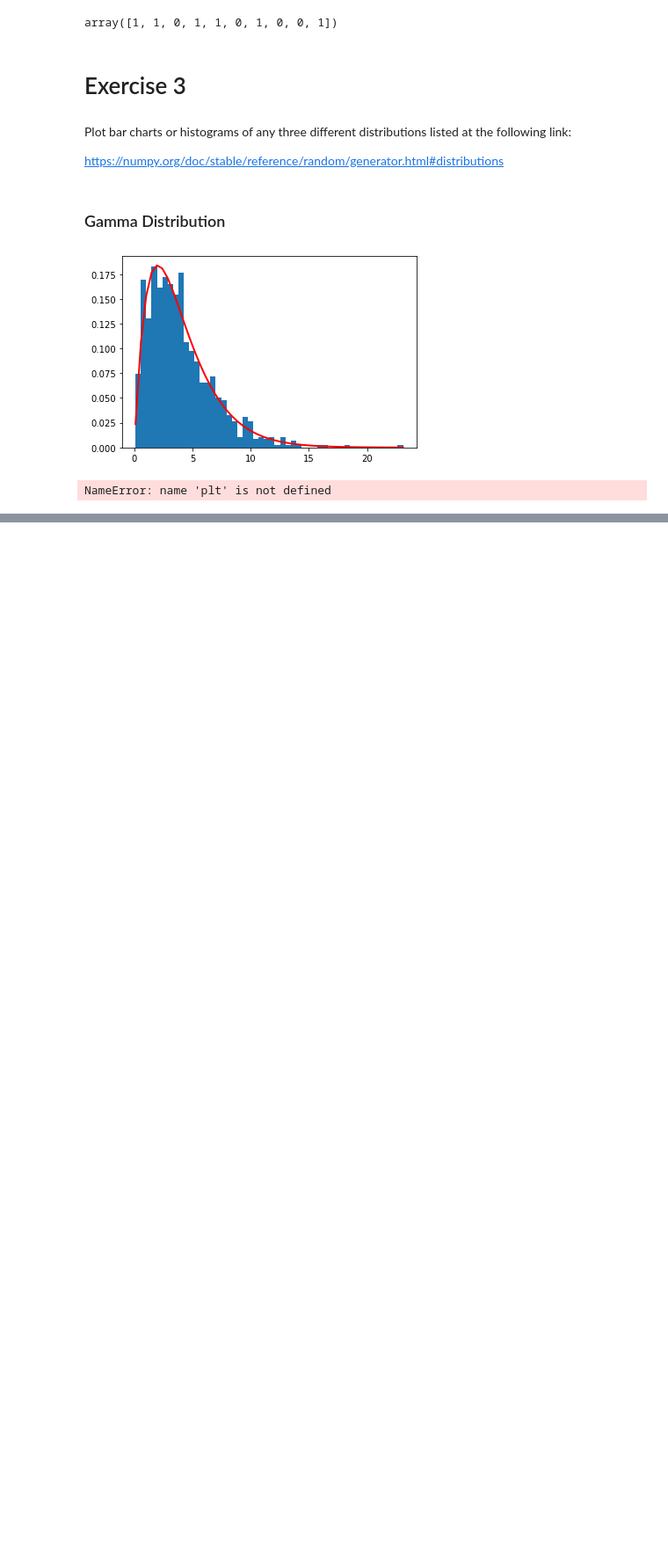
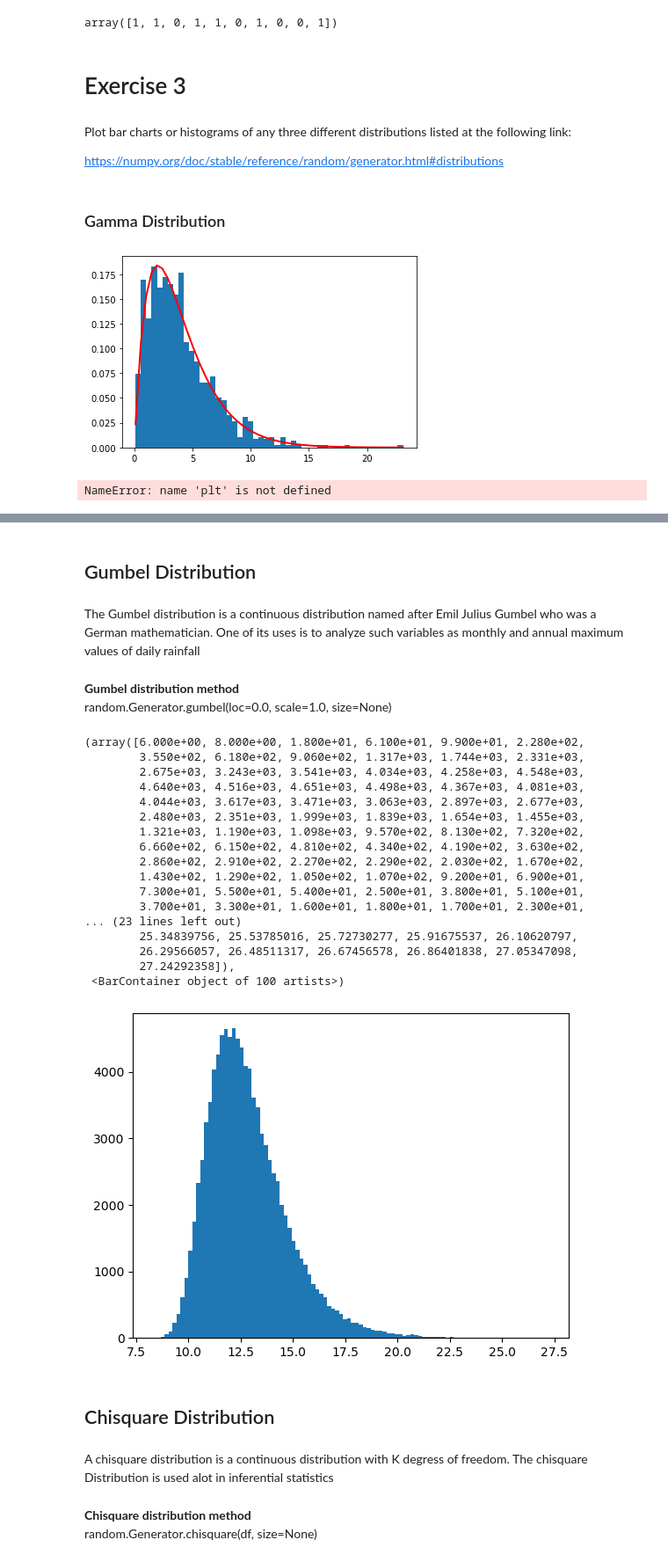
Before and after one commit to loughjo/funddata-assessment, a Jupyter notebook: exercises/02-randomness-exercises.ipynb, the cells around one changed output, grey strips where cells are left out. Shown: that part at 88% size. Cells and saved outputs as stored; diff of their text form; code cells hidden in the pictures; blank space fills up the shorter version.

Commit message:
Fundamentals Data Analysis - Randomness notebook - 23/12/2022

```diff
--- a/exercises/02-randomness-exercises.ipynb
+++ b/exercises/02-randomness-exercises.ipynb
@@ -343,0 +401,47 @@ ax.hist(samples_2, bins=100)
+# %% [markdown]
+## Gumbel Distribution
+# %% [markdown]
+The Gumbel distribution is a continuous distribution named after Emil Julius Gumbel who was a German mathematician.
+One of its uses is to analyze such variables as monthly and annual maximum values of daily rainfall
+# %% [markdown]
+**Gumbel distribution method**<br>
+random.Generator.gumbel(loc=0.0, scale=1.0, size=None)
+# %%
+# Create new, seeded random number generator.
+rng = np.random.default_rng(0)
+# %%
+# loc = 25, scale - 1.5 (standard deviation) and size = 100000
+rayleighSamples = rng.gumbel(12,1.5, 100000)
+# %%
+# Create a figure.
+fig, ax = plt.subplots()
+
+# Create histogram.
+ax.hist(rayleighSamples, bins=100)
+# %% [output]
+(array([6.000e+00, 8.000e+00, 1.800e+01, 6.100e+01, 9.900e+01, 2.280e+02,
+        3.550e+02, 6.180e+02, 9.060e+02, 1.317e+03, 1.744e+03, 2.331e+03,
+        2.675e+03, 3.243e+03, 3.541e+03, 4.034e+03, 4.258e+03, 4.548e+03,
+        4.640e+03, 4.516e+03, 4.651e+03, 4.498e+03, 4.367e+03, 4.081e+03,
+        4.044e+03, 3.617e+03, 3.471e+03, 3.063e+03, 2.897e+03, 2.677e+03,
+        2.480e+03, 2.351e+03, 1.999e+03, 1.839e+03, 1.654e+03, 1.455e+03,
+        1.321e+03, 1.190e+03, 1.098e+03, 9.570e+02, 8.130e+02, 7.320e+02,
+        6.660e+02, 6.150e+02, 4.810e+02, 4.340e+02, 4.190e+02, 3.630e+02,
+        2.860e+02, 2.910e+02, 2.270e+02, 2.290e+02, 2.030e+02, 1.670e+02,
+        1.430e+02, 1.290e+02, 1.050e+02, 1.070e+02, 9.200e+01, 6.900e+01,
+        7.300e+01, 5.500e+01, 5.400e+01, 2.500e+01, 3.800e+01, 5.100e+01,
+        3.700e+01, 3.300e+01, 1.600e+01, 1.800e+01, 1.700e+01, 2.300e+01,
+... (23 lines left out)
+        25.34839756, 25.53785016, 25.72730277, 25.91675537, 26.10620797,
+        26.29566057, 26.48511317, 26.67456578, 26.86401838, 27.05347098,
+        27.24292358]),
+ <BarContainer object of 100 artists>)
+[figure, added]
+# %% [markdown]
+## Chisquare Distribution
+# %% [markdown]
+A chisquare distribution is a continuous distribution with K degress of freedom.
+The chisquare Distribution is used alot in inferential statistics
+# %% [markdown]
+**Chisquare distribution method**<br>
+random.Generator.chisquare(df, size=None)
```
Also changed, not shown: parts of 44 cells of this notebook.
